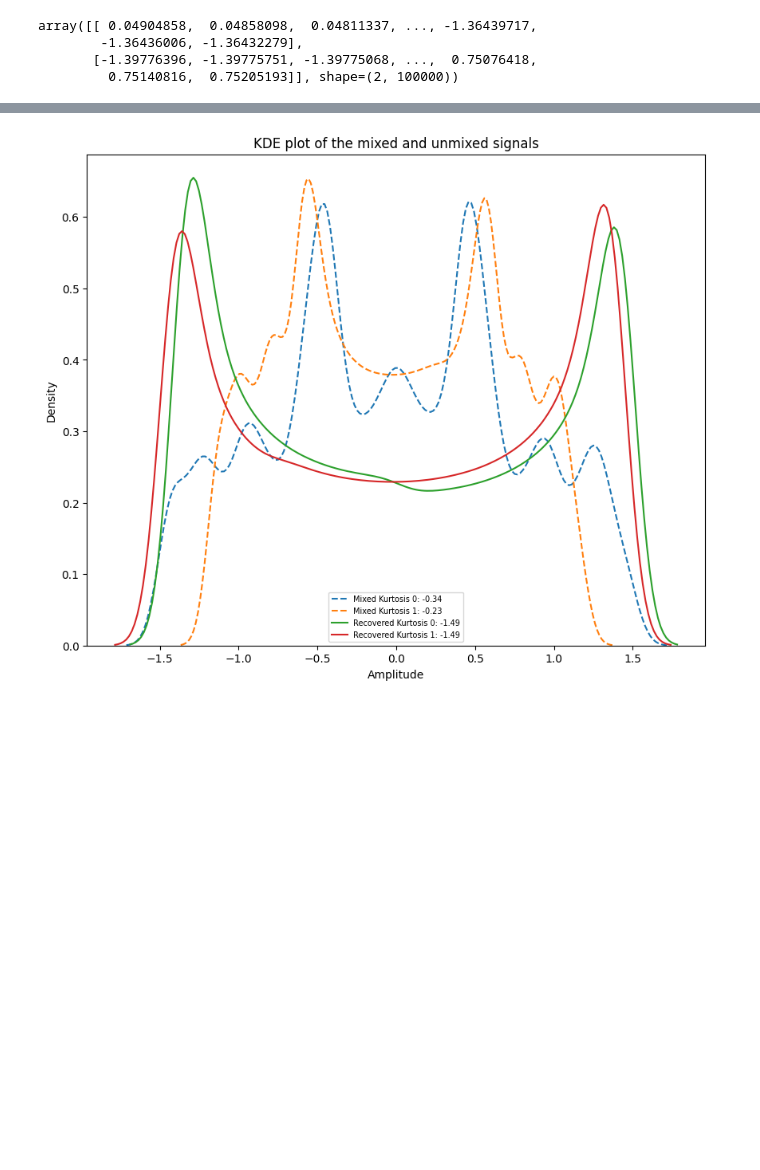
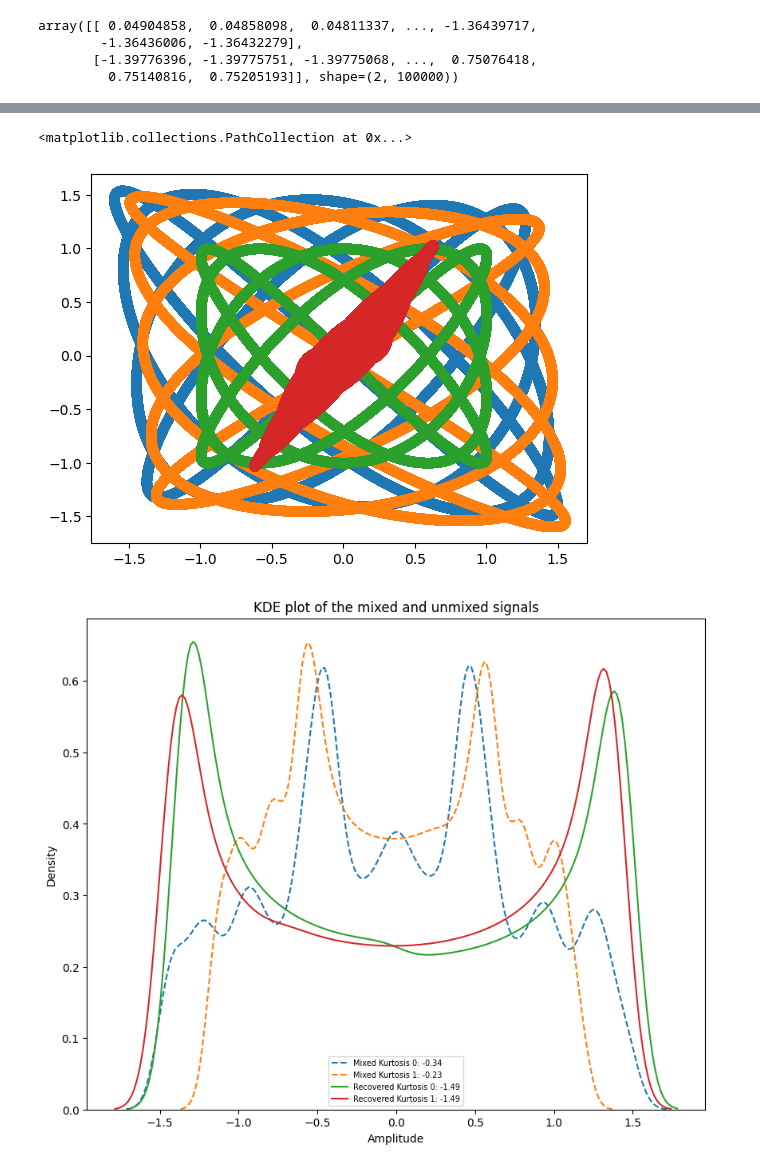
Before and after one commit to SullivanCastro/Indepedent-Component-Analysis, a Jupyter notebook: utils.ipynb, the cells around one changed output, grey strips where cells are left out. Drawn from its saved outputs; the diff is of its cells as text; code cells hidden in the pictures; blank space fills up the shorter version.

```diff
--- a/utils.ipynb
+++ b/utils.ipynb
@@ -116,3 +122,11 @@ plt.show()
+# %%
+plt.scatter(S_[0], S_[1])
+plt.scatter(S_scikit[:, 0], S_scikit[:, 1])
+plt.scatter(S[0], S[1])
+plt.scatter(X[0], X[1])
+# %% [output]
+<matplotlib.collections.PathCollection at 0x...>
+[figure, added]
 # %%
 # from dtw import dtw
 # matrix_dtw = np.zeros((NB_COMPONENTS, NB_COMPONENTS))
```
Also changed, not shown: parts of 9 cells of this notebook, 1 other file.
